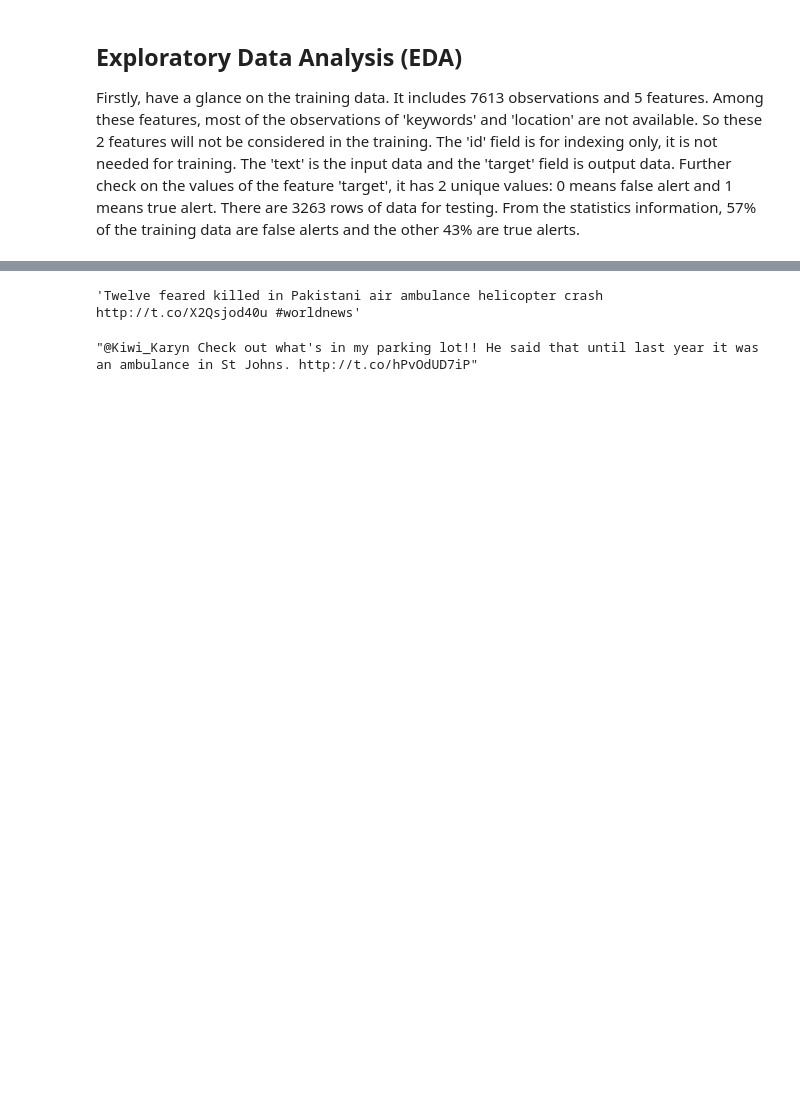
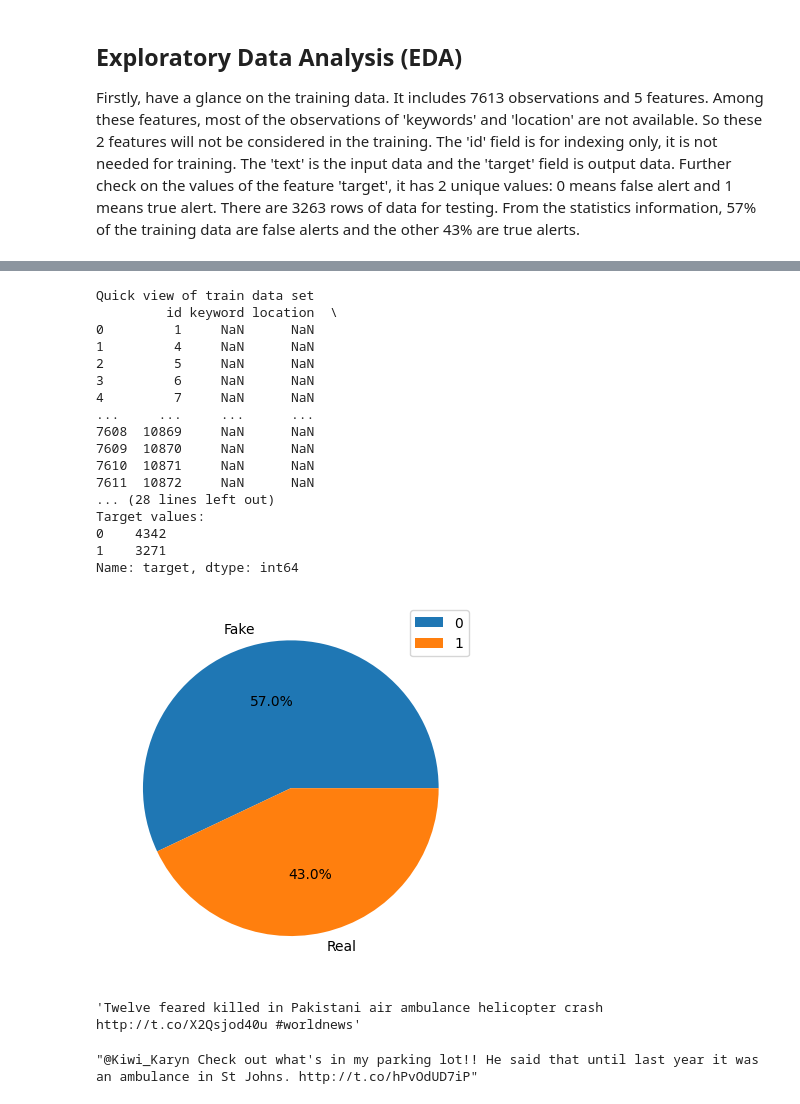
Before and after one commit to Lorby04/msds, a Jupyter notebook: dl/week4/nlp.ipynb, the cells around one changed output, grey strips where cells are left out. Drawn from its saved outputs; the diff is of its cells as text; code cells hidden in the pictures; blank space fills up the shorter version.

```diff
--- a/dl/week4/nlp.ipynb
+++ b/dl/week4/nlp.ipynb
@@ -93 +149,22 @@ test_df
+# %%
+df.glance_at('train')
+# %% [output]
+Quick view of train data set
+         id keyword location  \
+0         1     NaN      NaN
+1         4     NaN      NaN
+2         5     NaN      NaN
+3         6     NaN      NaN
+4         7     NaN      NaN
+...     ...     ...      ...
+7608  10869     NaN      NaN
+7609  10870     NaN      NaN
+7610  10871     NaN      NaN
+7611  10872     NaN      NaN
+... (28 lines left out)
+Target values:
+0    4342
+1    3271
+Name: target, dtype: int64
+[figure, added]
 # %%
```
Also changed, not shown: parts of 80 cells of this notebook, 2 other files.
